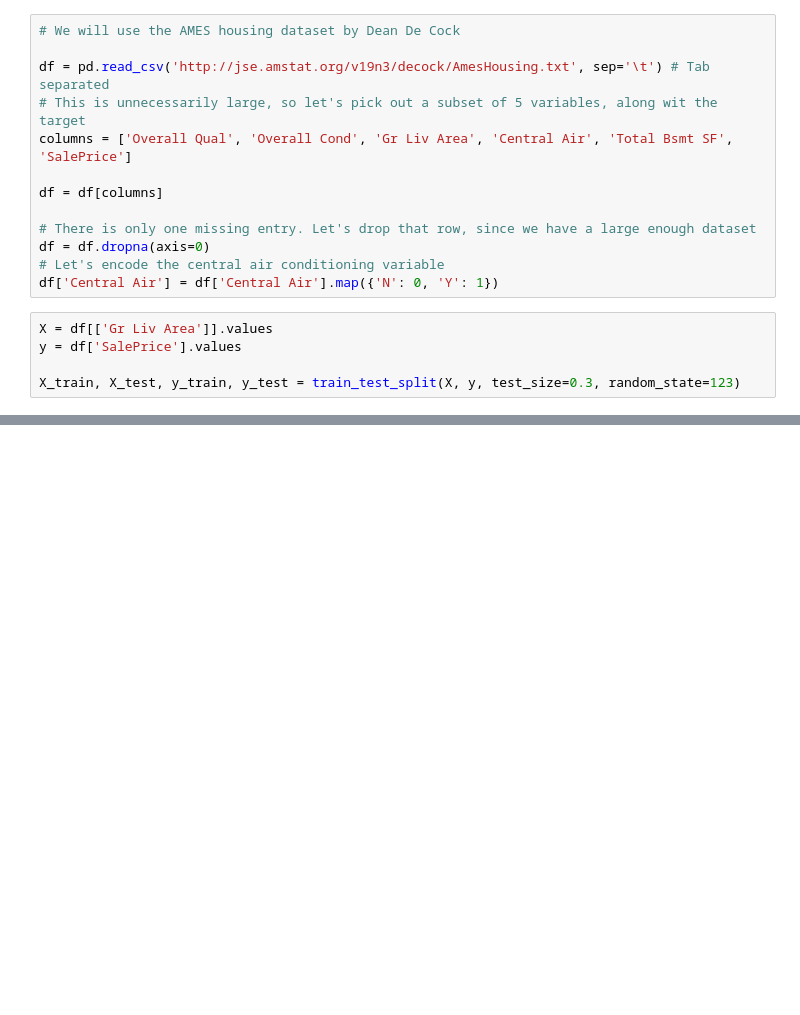
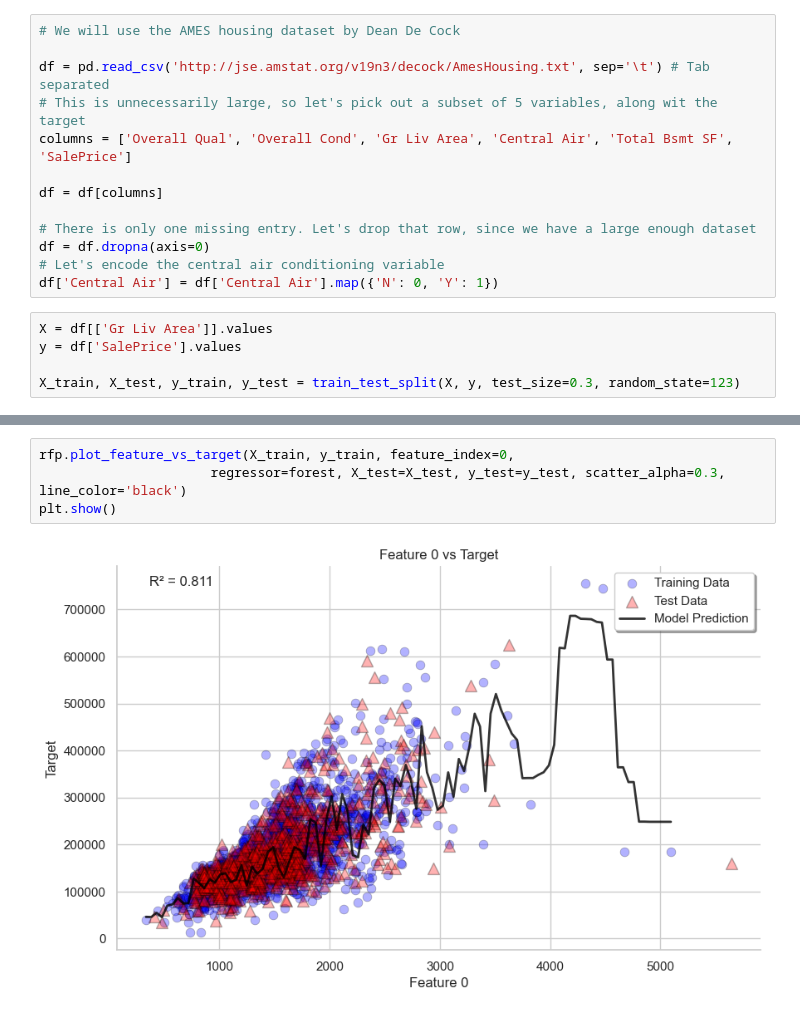
Before and after one commit to sadityag/Machine_Learning_Sebastian_Raschka, a Jupyter notebook: Regression/Random_Forest/tree_and_forest_regression.ipynb, the cells around one changed output, grey strips where cells are left out. Drawn from its saved outputs; the diff is of its cells as text; blank space fills up the shorter version.

```diff
--- a/Regression/Random_Forest/tree_and_forest_regression.ipynb
+++ b/Regression/Random_Forest/tree_and_forest_regression.ipynb
@@ -28,0 +77,6 @@ X_train, X_test, y_train, y_test = train_test_split(X, y, test_size=0.3, random_
+# %%
+rfp.plot_feature_vs_target(X_train, y_train, feature_index=0,
+                      regressor=forest, X_test=X_test, y_test=y_test, scatter_alpha=0.3, line_color='black')
+plt.show()
+# %% [output]
+[figure, added]
```
Also changed, not shown: parts of 16 cells of this notebook, 13 other files.
